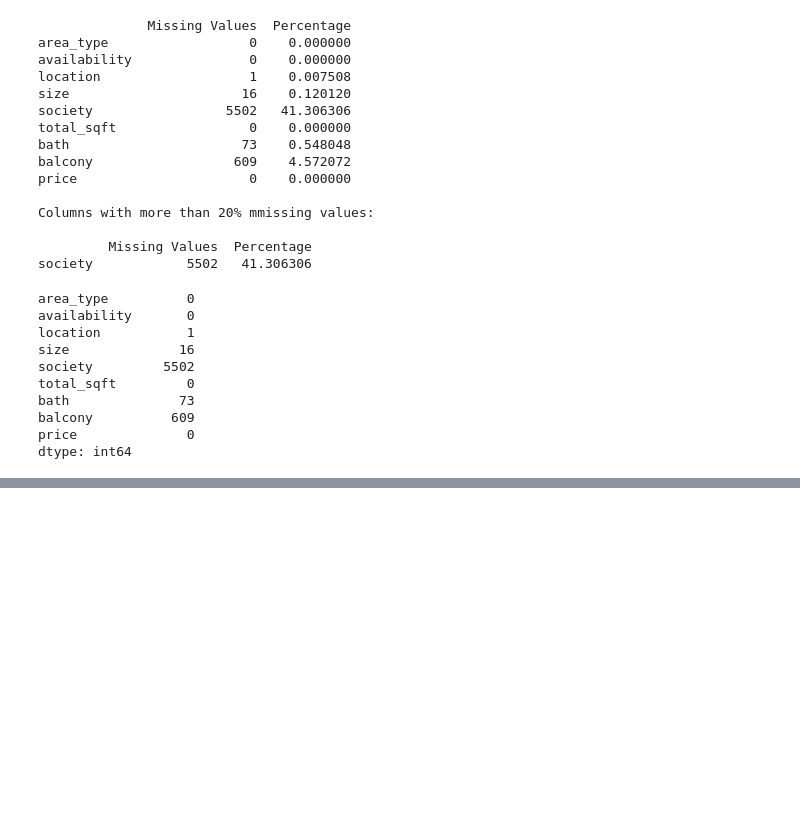
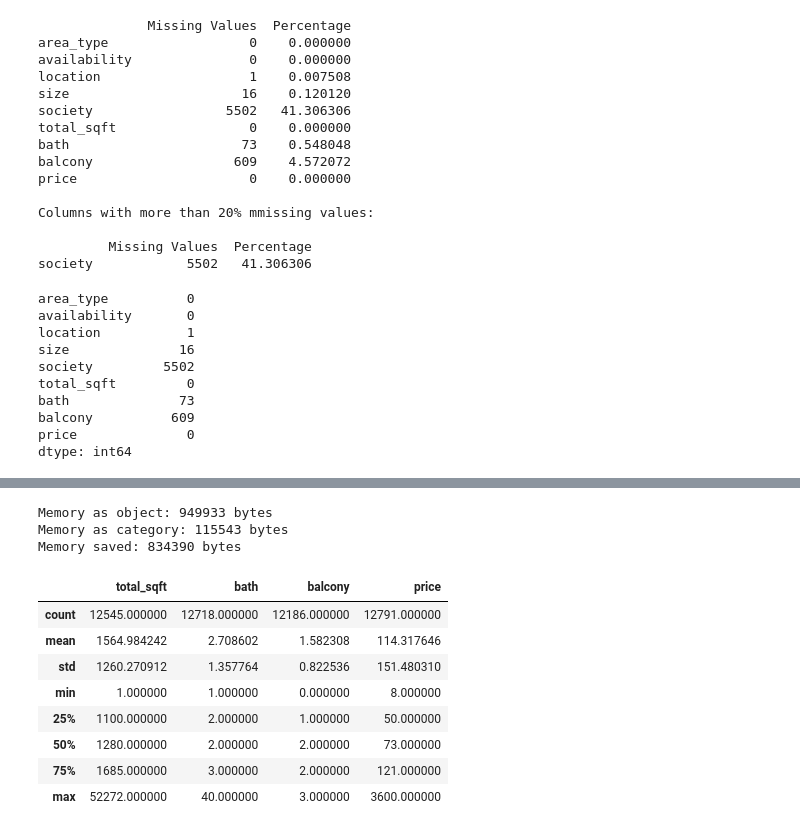
Before and after one commit to Angeline1234/CapstoneProject, a Jupyter notebook: Part1/part1.ipynb, the cells around one changed output, grey strips where cells are left out. Drawn from its saved outputs; the diff is of its cells as text; code cells hidden in the pictures; blank space fills up the shorter version.

```diff
--- a/Part1/part1.ipynb
+++ b/Part1/part1.ipynb
@@ -74,0 +201,23 @@ dtype: int64
+# %%
+memoryObj = df["area_type"].astype("object").memory_usage(deep=True)
+memoryCategory = df["area_type"].astype("category").memory_usage(deep=True)
+
+print("Memory as object:", memoryObj, "bytes")
+print("Memory as category:", memoryCategory, "bytes")
+print("Memory saved:", memoryObj - memoryCategory, "bytes")
+# %% [output]
+Memory as object: 949933 bytes
+Memory as category: 115543 bytes
+Memory saved: 834390 bytes
+# %%
+df.describe()
+# %% [output]
+|  | total_sqft | bath | balcony | price |
+| count | 12545.000000 | 12718.000000 | 12186.000000 | 12791.000000 |
+| mean | 1564.984242 | 2.708602 | 1.582308 | 114.317646 |
+| std | 1260.270912 | 1.357764 | 0.822536 | 151.480310 |
+| min | 1.000000 | 1.000000 | 0.000000 | 8.000000 |
+| 25% | 1100.000000 | 2.000000 | 1.000000 | 50.000000 |
+| 50% | 1280.000000 | 2.000000 | 2.000000 | 73.000000 |
+| 75% | 1685.000000 | 3.000000 | 2.000000 | 121.000000 |
+| max | 52272.000000 | 40.000000 | 3.000000 | 3600.000000 |
```
Also changed, not shown: parts of 19 cells of this notebook, 1 other file.
